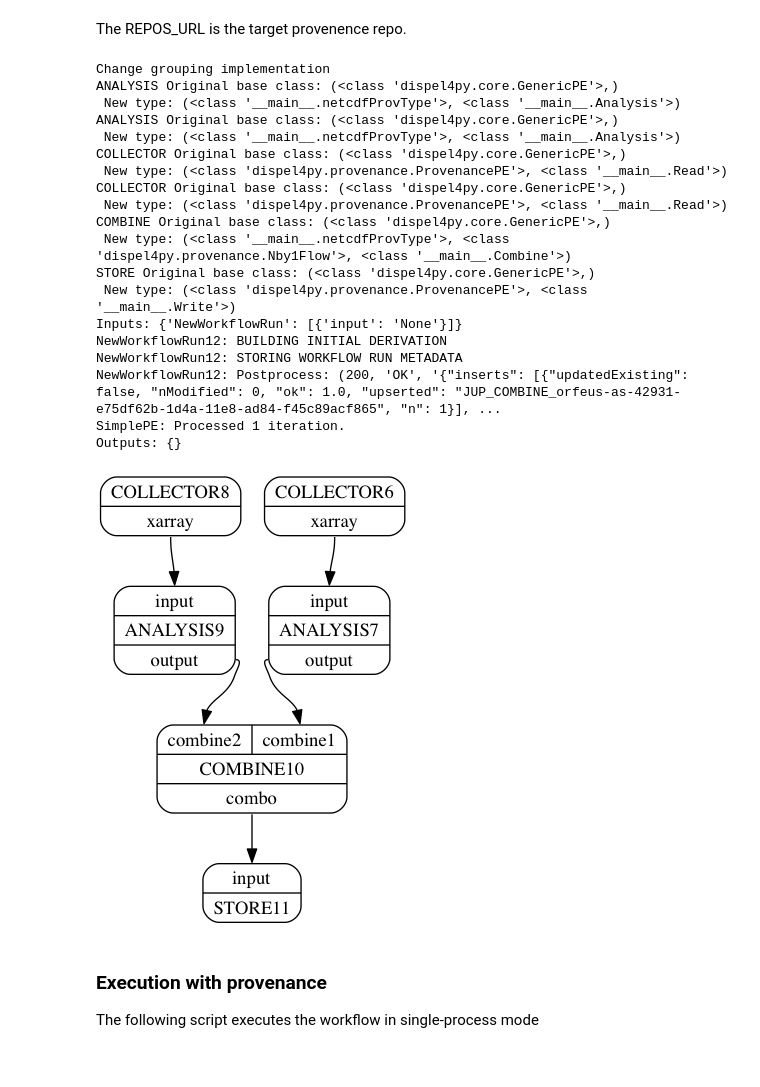
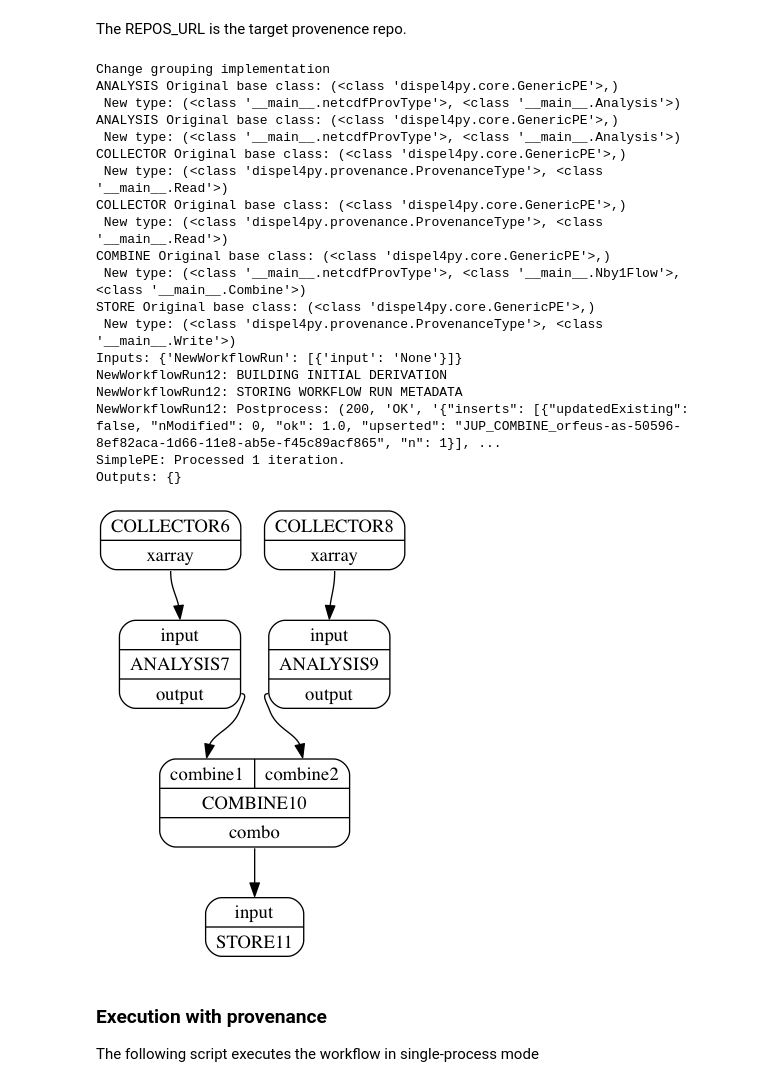
Before and after one commit to dispel4py2-0/Dispel4Py, a Jupyter notebook: NetCDF-comb-Demo.ipynb, the cells around one changed output. Cells and saved outputs as stored; diff of their text form; code cells hidden in the pictures.

Commit message:
type renaming

```diff
--- a/NetCDF-comb-Demo.ipynb
+++ b/NetCDF-comb-Demo.ipynb
@@ -405,15 +451,15 @@ prov_config =  {
 The REPOS_URL is the target provenence repo.
 # %%
 #Store via service
-ProvenancePE.REPOS_URL='http://127.0.0.1:8082/workflowexecutions/insert'
-ProvenancePE.PROV_EXPORT_URL='http://127.0.0.1:8082/data/'
+ProvenanceType.REPOS_URL='http://127.0.0.1:8082/workflowexecutions/insert'
+ProvenanceType.PROV_EXPORT_URL='http://127.0.0.1:8082/data/'
 
 
 #Store to local path
-ProvenancePE.PROV_PATH='./prov-files/'
+ProvenanceType.PROV_PATH='./prov-files/'
 
 #Size of the provenance bulk before sent to storage or sensor
-ProvenancePE.BULK_SIZE=3
+ProvenanceType.BULK_SIZE=3
 
 #ProvenancePE.REPOS_URL='http://climate4impact.eu/prov/workflow/insert'
 # %%
@@ -432,45 +478,45 @@ def createGraphWithProv():
 
     #Initialise provenance storage to service:
     configure_prov_run(graph,
-                     provImpClass=(ProvenancePE,),
+                     provImpClass=(ProvenanceType,),
                      username=prov_config['provone:User'],
                      runId=rid,
                      description=prov_config['s-prov:description'],
                      workflowName=prov_config['s-prov:workflowName'],
                      workflowType=prov_config['s-prov:workflowType'],
                      workflowId=prov_config['s-prov:workflowId'],
                      save_mode=prov_config['s-prov:save-mode'],
                      componentsType=prov_config['s-prov:componentsType']
 
                     )
 
     return graph
 
 
 graph=createGraphWithProv()
 
 display(graph)
 # %% [output]
 Change grouping implementation
 ANALYSIS Original base class: (<class 'dispel4py.core.GenericPE'>,)
  New type: (<class '__main__.netcdfProvType'>, <class '__main__.Analysis'>)
 ANALYSIS Original base class: (<class 'dispel4py.core.GenericPE'>,)
  New type: (<class '__main__.netcdfProvType'>, <class '__main__.Analysis'>)
 COLLECTOR Original base class: (<class 'dispel4py.core.GenericPE'>,)
- New type: (<class 'dispel4py.provenance.ProvenancePE'>, <class '__main__.Read'>)
+ New type: (<class 'dispel4py.provenance.ProvenanceType'>, <class '__main__.Read'>)
 COLLECTOR Original base class: (<class 'dispel4py.core.GenericPE'>,)
- New type: (<class 'dispel4py.provenance.ProvenancePE'>, <class '__main__.Read'>)
+ New type: (<class 'dispel4py.provenance.ProvenanceType'>, <class '__main__.Read'>)
 COMBINE Original base class: (<class 'dispel4py.core.GenericPE'>,)
- New type: (<class '__main__.netcdfProvType'>, <class 'dispel4py.provenance.Nby1Flow'>, <class '__main__.Combine'>)
+ New type: (<class '__main__.netcdfProvType'>, <class '__main__.Nby1Flow'>, <class '__main__.Combine'>)
 STORE Original base class: (<class 'dispel4py.core.GenericPE'>,)
- New type: (<class 'dispel4py.provenance.ProvenancePE'>, <class '__main__.Write'>)
+ New type: (<class 'dispel4py.provenance.ProvenanceType'>, <class '__main__.Write'>)
 Inputs: {'NewWorkflowRun': [{'input': 'None'}]}
 NewWorkflowRun12: BUILDING INITIAL DERIVATION
 NewWorkflowRun12: STORING WORKFLOW RUN METADATA
-NewWorkflowRun12: Postprocess: (200, 'OK', '{"inserts": [{"updatedExisting": false, "nModified": 0, "ok": 1.0, "upserted": "JUP_COMBINE_orfeus-as-42931-e75df62b-1d4a-11e8-ad84-f45c89acf865", "n": 1}], ...
+NewWorkflowRun12: Postprocess: (200, 'OK', '{"inserts": [{"updatedExisting": false, "nModified": 0, "ok": 1.0, "upserted": "JUP_COMBINE_orfeus-as-50596-8ef82aca-1d66-11e8-ab5e-f45c89acf865", "n": 1}], ...
 SimplePE: Processed 1 iteration.
 Outputs: {}
-[figure, old version]
+[figure, new version]
 # %% [markdown]
 ### Execution with provenance
 The following script executes the workflow in single-process mode
```
Also changed, not shown: parts of 7 cells of this notebook, 2 other files.
